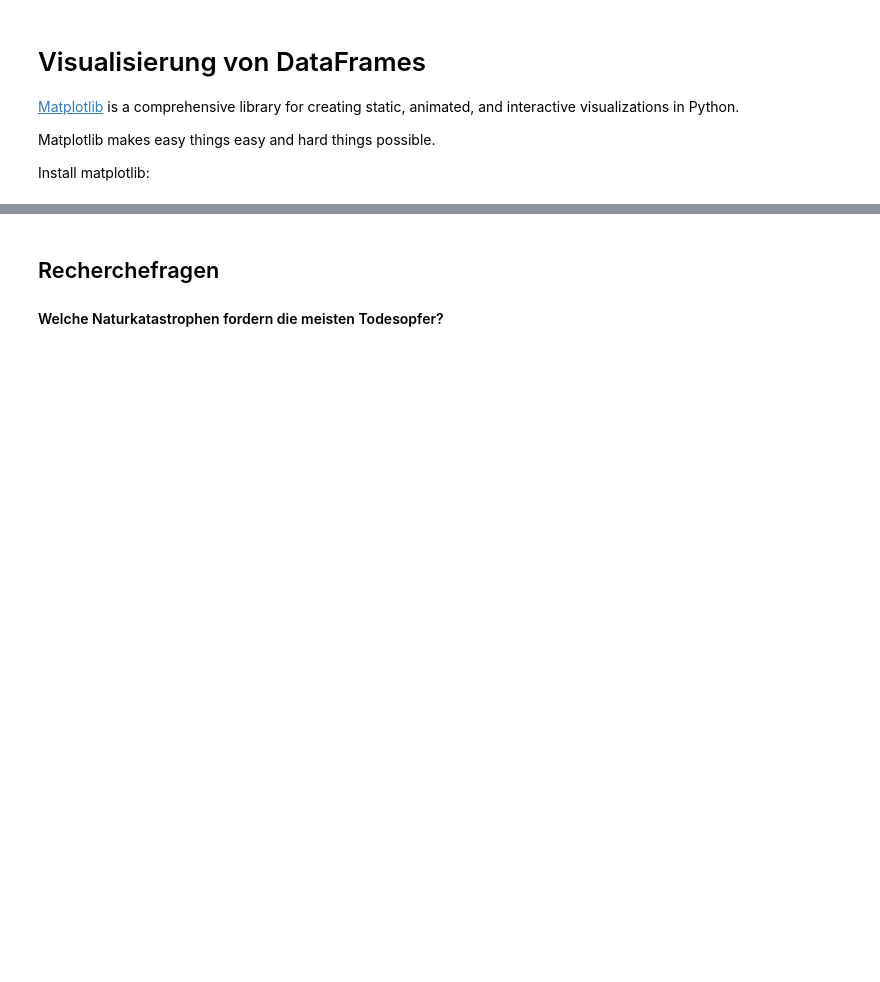
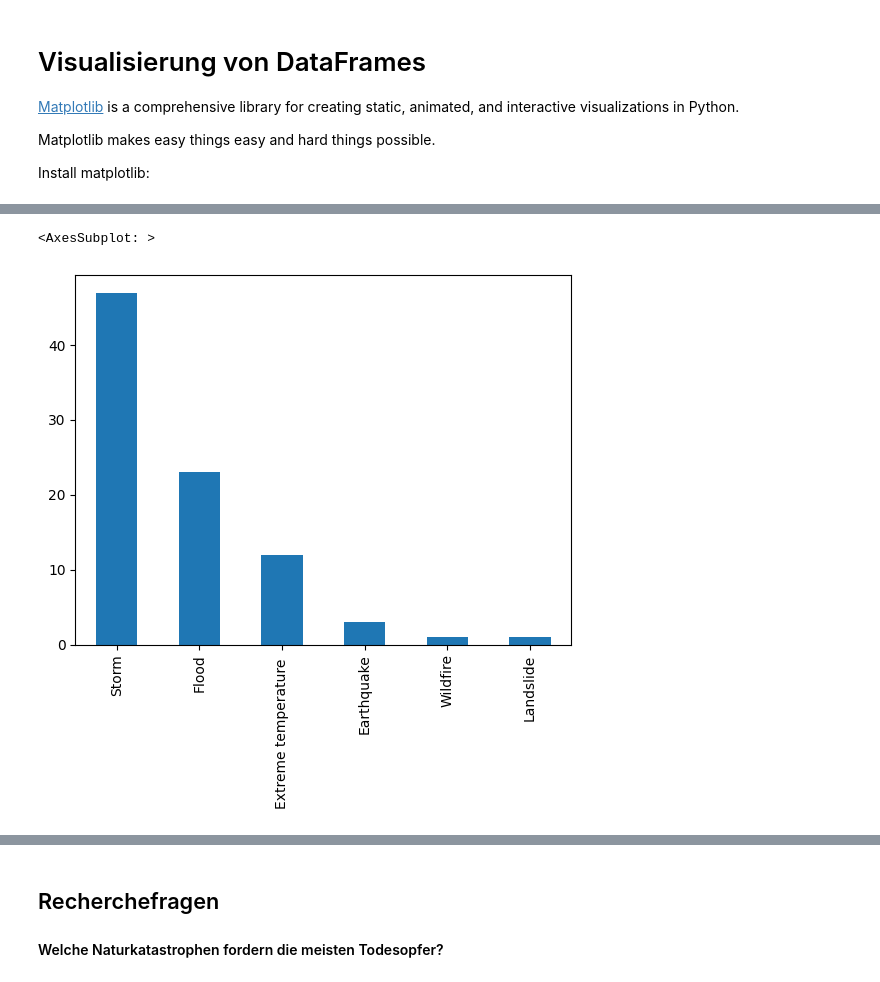
Before and after one commit to Tilana/datenjournalismus-in-python, a Jupyter notebook: vorlesung/Vorlesung 7 - Visualisierung.ipynb, the cells around one changed output, grey strips where cells are left out. Cells and saved outputs as stored; diff of their text form; code cells hidden in the pictures; blank space fills up the shorter version.

```diff
--- a/vorlesung/Vorlesung 7 - Visualisierung.ipynb
+++ b/vorlesung/Vorlesung 7 - Visualisierung.ipynb
@@ -64,7 +135,11 @@ Schreibe eine Funktion die dies bereinigt.
 
 **Ausgabe**: der Ländername oder Germany falls einer der oben gelisteten Namen eingegeben wurde
 # %%
-def clean_country
+def clean_country(land):
+    if 'german' in land.lower():
+        return 'Germany'
+    else:
+        return land
 # %%
 text = 'Germany Fed Rep'
 clean_text = clean_country(text)
@@ -119,4 +310,7 @@ germany_data['Disaster Type'].value_counts()
 # %%
-germany_data['Disaster Type'].value_counts().plot()
+germany_data['Disaster Type'].value_counts().plot(kind='bar')
+# %% [output]
+<AxesSubplot: >
+[figure, added]
 # %%
 germany_data['Disaster Type'].value_counts().plot(kind='pie')
```
Also changed, not shown: parts of 47 cells of this notebook, 12 other files.
